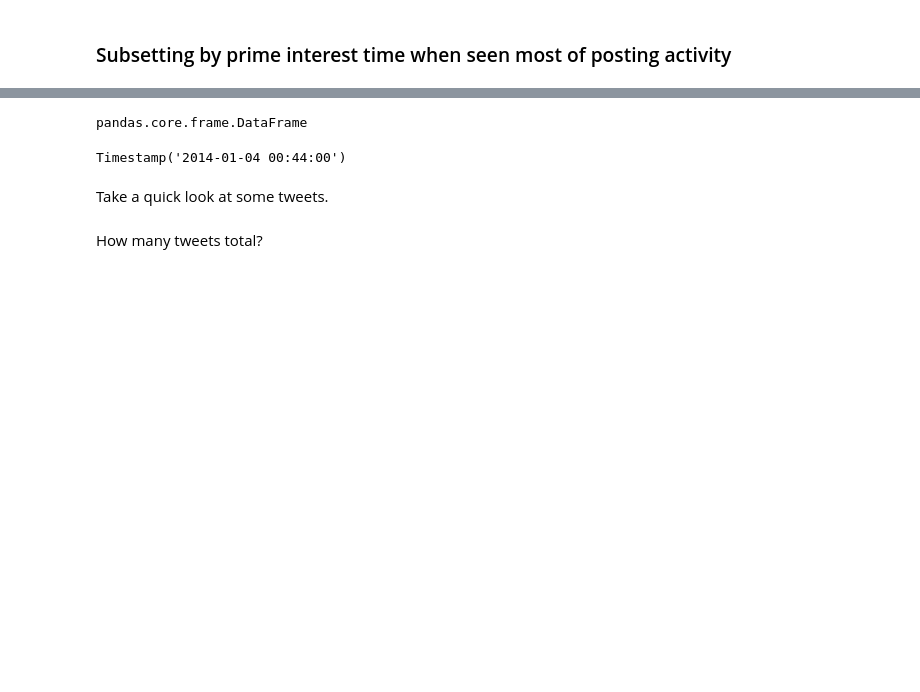
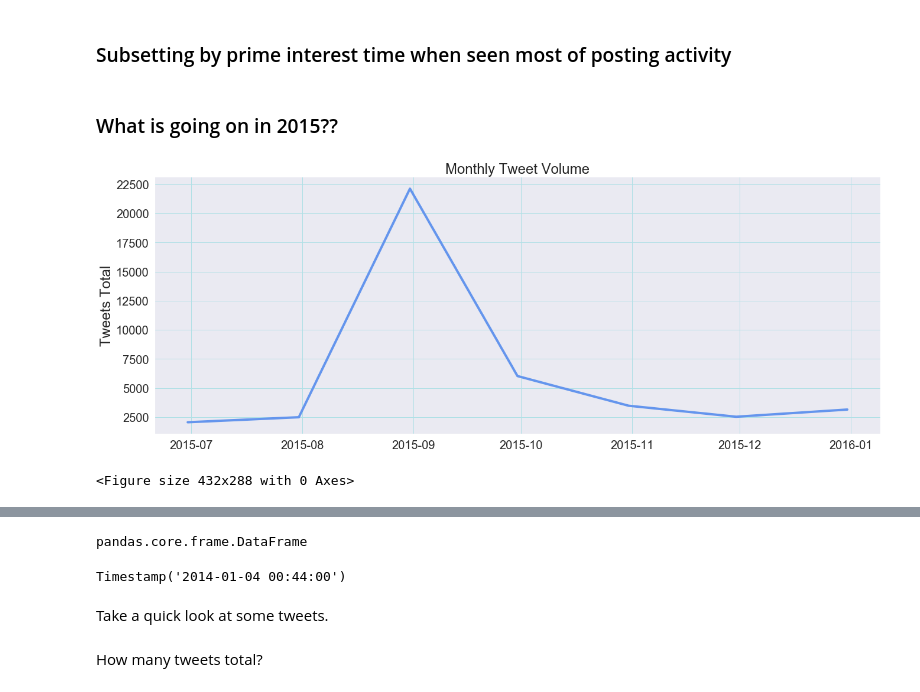
Before and after one commit to nastyasimpson/Emotion_Detection_Elections, a Jupyter notebook: Emotions_Frequencies_Time_Series.ipynb, the cells around one changed output, grey strips where cells are left out. Cells and saved outputs as stored; diff of their text form; code cells hidden in the pictures; blank space fills up the shorter version.

```diff
--- a/Emotions_Frequencies_Time_Series.ipynb
+++ b/Emotions_Frequencies_Time_Series.ipynb
@@ -37,2 +37,48 @@ max(data.tweet_time)
 # %% [markdown]
 ### Subsetting by prime interest time when seen most of posting activity
+# %% [markdown]
+### What is going on in 2015??
+# %%
+data['tweet_time'] = pd.to_datetime(data['tweet_time'])
+start_date2015 = '2015-06-01'
+end_date2015 = '2016-01-01'
+
+mask2015 = (data['tweet_time'] > start_date2015) & (data['tweet_time'] <= end_date2015)
+
+data_2015 = data.loc[mask2015]
+# %%
+tweets_mask2015 = data_2015['is_retweet'] == False
+tweets2015 = data_2015[tweets_mask2015]
+tweets_english2015 = tweets2015[ tweets2015['account_language'] == 'en']
+# %%
+import pandas as pd
+import matplotlib.pyplot as plt
+import seaborn as sns
+sns.set(style="darkgrid")
+
+# Number of Tweets Over Time
+df_time2015 = pd.DataFrame(pd.to_datetime( tweets_english2015["tweet_time"] ))
+
+df_time2015["count"] = 1
+df_time2015.set_index("tweet_time", inplace = True)
+
+# monthly
+monthly2015 = df_time2015['count'].resample('M').sum()
+
+
+
+plt.figure(figsize=(22,8))
+
+plt.plot(monthly2015,  c = 'cornflowerblue', linewidth=4.0)
+plt.xticks(fontsize = 20)
+plt.yticks(fontsize = 20)
+plt.ylabel('Tweets Total', fontsize = 24)
+plt.title('Monthly Tweet Volume', fontsize = 24)
+plt.grid(c = 'powderblue')
+
+plt.show()
+
+plt.savefig('plots/monthly_tweet_volume2015.png')
+# %% [output]
+[figure, added]
+<Figure size 432x288 with 0 Axes>
```
Also changed, not shown: parts of 17 cells of this notebook, 2 other files.
